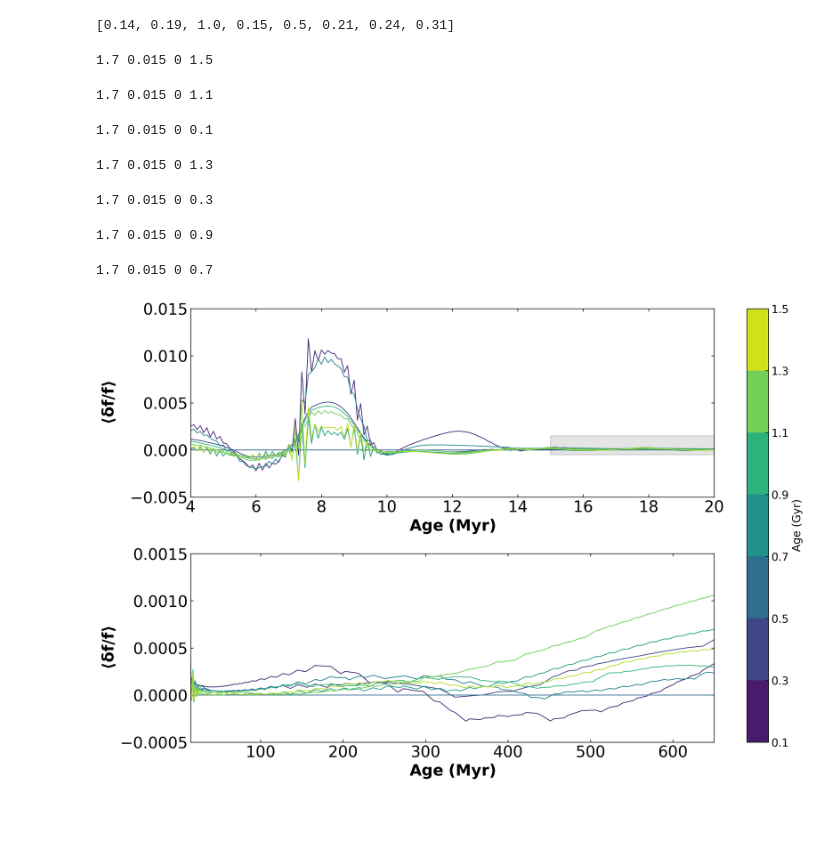
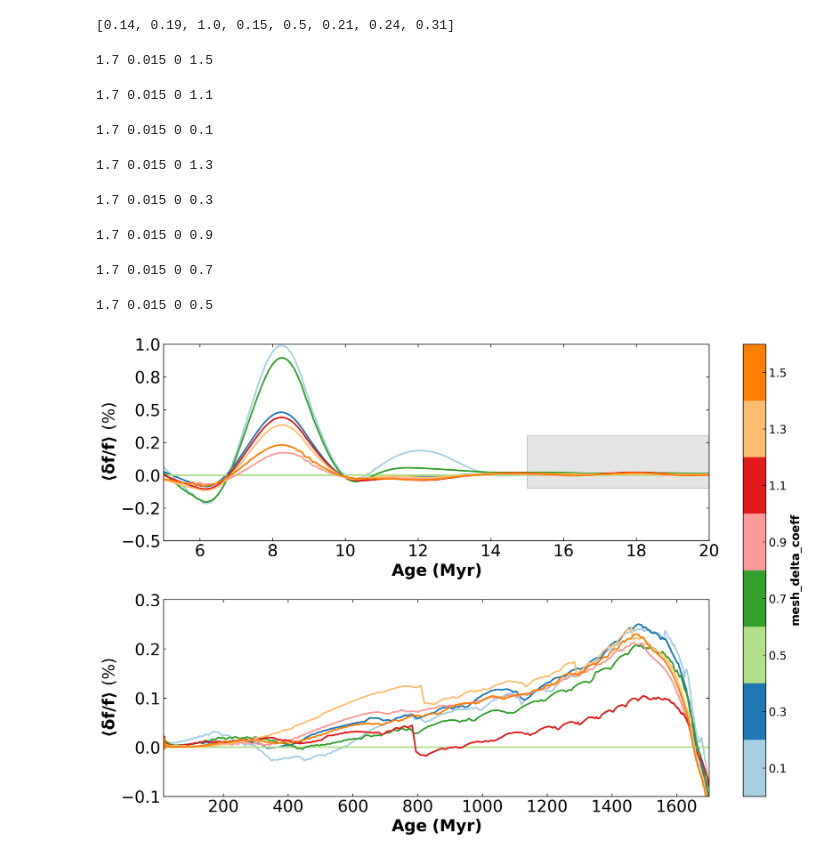
Before and after one commit to gautam-404/MESA-tests, a Jupyter notebook: comp.ipynb, the cells around one changed output. Saved outputs shown, nothing was run; the diff lists cells and outputs as text; code cells hidden in the pictures; blank space fills up the shorter version.

```diff
--- a/comp.ipynb
+++ b/comp.ipynb
@@ -136,7 +139,7 @@ for m, z, v, var in combinations:
     data_dict[key]['log_cntr_T'] = hist['log_cntr_T'].values
     data_dict[key]['log_Teff'] = hist['log_Teff'].values
     data_dict[key] = pd.merge(data_dict[key], get_freqs(freqs, ages, k), on="age")
-    ages = np.arange(0, data_dict[key].iloc[-1]["age"], 1)
+    ages = np.arange(0, data_dict[key].iloc[-1]["age"], 0.1)
     new_df = pd.DataFrame()
     new_df["age"] = ages
     for column in data_dict[key].columns[1:]:
@@ -151,9 +154,15 @@ for m, z, v, var in combinations:
 1.7 0.015 0 0.3
 1.7 0.015 0 0.9
 1.7 0.015 0 0.7
+1.7 0.015 0 0.5
 # %%
-key_ref = "M=1.7_Z=0.015_V=0_var=0.1"
+from scipy.signal import savgol_filter  as filter
+# from scipy.signal import medfilt as filter
+# from scipy.signal import wiener as filter
+
+key_ref = "M=1.7_Z=0.015_V=0_var=1"
 mean_diffs = []
+keys = list(data_dict.keys())
 for key in data_dict.keys():
     this_mean = []
     for i, row in data_dict[key].iterrows():
@@ -164,59 +173,74 @@ for key in data_dict.keys():
         diff_0 = (freqs_ref_0 - freqs_alt_0)/freqs_ref_0
         diff_1 = (freqs_ref_1 - freqs_alt_1)/freqs_ref_1
         this_mean.append( np.mean(np.append(diff_0, diff_1)) )
+    this_mean = filter(this_mean, 31, 3)
     mean_diffs.append(this_mean)
 # %%
+var_samples = np.arange(0.1, 1.7, 0.2)
 fig = plt.figure(figsize=(15, 10))
-# palette = sns.color_palette("viridis", len(var_samples))
-palette = sns.color_palette("colorblind", len(var_samples))
+palette = sns.color_palette("Paired", len(var_samples))
+# palette = sns.color_palette("colorblind", len(var_samples))
+linestyle_tuple = [
+     ('dotted',                (0, (1, 1))),
+     ('densely dotted',        (0, (1, 1))),
+     ('long dash with offset', (5, (10, 3))),
+     ('dashed',                (0, (5, 5))),
+     ('densely dashed',        (0, (5, 1))),
+
+     ('dashdotted',            (0, (3, 5, 1, 5))),
+     ('densely dashdotted',    (0, (3, 1, 1, 1))),
+
+     ('dashdotdotted',         (0, (3, 5, 1, 5, 1, 5))),
+     ('densely dashdotdotted', (0, (3, 1, 1, 1, 1, 1)))]
 
 ax1 = plt.subplot(2, 1, 1)
 for ind, var in enumerate(var_samples):
-    key = f"M=1.7_Z=0.015_V=0_var={var}"
+    key = keys[ind]
     age = data_dict[key]["age"].values
-    plt.plot(age, mean_diffs[ind], color=palette[ind], lw=1)
-            # label=f"{var_samples[ind]}"+f":  ({runtime_ratios[ind]}x)")
+    # plt.plot(age, mean_diffs[ind], color=palette[ind], lw=2, linestyle=linestyle_tuple[ind][1])
+    plt.plot(age, mean_diffs[ind], color=palette[ind], lw=2)
 
 title_font = mpl.font_manager.FontProperties(weight='black',
                                    style='normal', size=20)
 font = mpl.font_manager.FontProperties(weight='bold',
                                    style='normal', size=18)
-plt.xlim([4, 20])
-plt.ylim([-0.005, 0.015])
-plt.xticks(np.arange(4, 22, 2))
+plt.xlim([5, 20])
+plt.ylim([-0.005, 0.01])
 plt.xlabel(r'$\bf{Age\ (Myr)}$', size=20)
-plt.ylabel(r'$\bf{\langle{\delta f/f}} \rangle$', size=20)
+plt.ylabel(r'$\bf{\langle{\delta f/f}} \rangle\ \rm{(\%)}$', size=20)
 plt.gca().xaxis.set_tick_params(labelsize=20)
 plt.gca().yaxis.set_tick_params(labelsize=20)
-rect = mpl.patches.Rectangle((15, -0.0005), 20, 0.0020, linewidth=1, edgecolor='k', facecolor='grey', alpha=0.2)
+rect = mpl.patches.Rectangle((15, -0.001), 20, 0.004, linewidth=1, edgecolor='k', facecolor='grey', alpha=0.2)
 ax1.add_patch(rect)
+
 
 ax2 = plt.subplot(2, 1, 2)
 for ind, var in enumerate(var_samples):
-    key = f"M=1.7_Z=0.015_V=0_var={var}"
+    key = keys[ind]
     age = data_dict[key]["age"].values
-    plt.plot(age, mean_diffs[ind], color=palette[ind], lw=1)
-            # label=f"{var_samples[ind]}"+f":  ({runtime_ratios[ind]}x)")
+    # plt.plot(age, mean_diffs[ind], color=palette[ind], lw=2, linestyle=linestyle_tuple[ind][1])
+    plt.plot(age, mean_diffs[ind], color=palette[ind], lw=2)
 plt.xlabel(r'$\bf{Age\ (Myr)}$', size=20)
-plt.ylabel(r'$\bf{\langle{\delta f/f}} \rangle$', size=20)
+plt.ylabel(r'$\bf{\langle{\delta f/f}} \rangle\ \rm{(\%)}$', size=20)
 plt.gca().xaxis.set_tick_params(labelsize=20)
 plt.gca().yaxis.set_tick_params(labelsize=20)
-plt.xlim([15, 650])
-plt.ylim([-0.0005, 0.0015])
+plt.xlim([15, 1700])
+plt.ylim([-0.001, 0.003])
 plt.subplots_adjust(wspace=0, hspace=0.3)
 
 
-# cmap = mpl.colormaps['viridis']
-# Z = [[0,0],[0,0]]
-# levels = sorted(var_samples)
-# contour = plt.contourf(Z, levels, cmap=cmap)
-# axes = [ax1, ax2]
-# plt.colorbar(contour, ticks=levels, boundaries=levels, label='Age (Gyr)', ax=axes)
+Z = [[0,0],[0,0]]
+levels = np.array(sorted(var_samples)+[1.7])
+contour = plt.contourf(Z, levels, cmap=mpl.colors.ListedColormap(palette))
+axes = [ax1, ax2]
+cb = plt.colorbar(contour, ticks=levels+0.1, label=r'$\bf{mesh\_delta\_coeff}$', ax=axes)
+cb.set_ticklabels([f"{level:.1f}" for level in levels])
 
-
+ax1.yaxis.set_major_formatter(mtick.PercentFormatter(xmax=1, decimals=1, symbol=''))
+ax2.yaxis.set_major_formatter(mtick.PercentFormatter(xmax=1, decimals=1, symbol=''))
 
 fig.align_ylabels([ax1, ax2])
 plt.show()
 # plt.savefig(f'../figures/mean_diff_panels.pdf', dpi=300, bbox_inches='tight')
 # %% [output]
-[figure, old version]
+[figure, new version]
```
Also changed, not shown: parts of 1 cell of this notebook.
